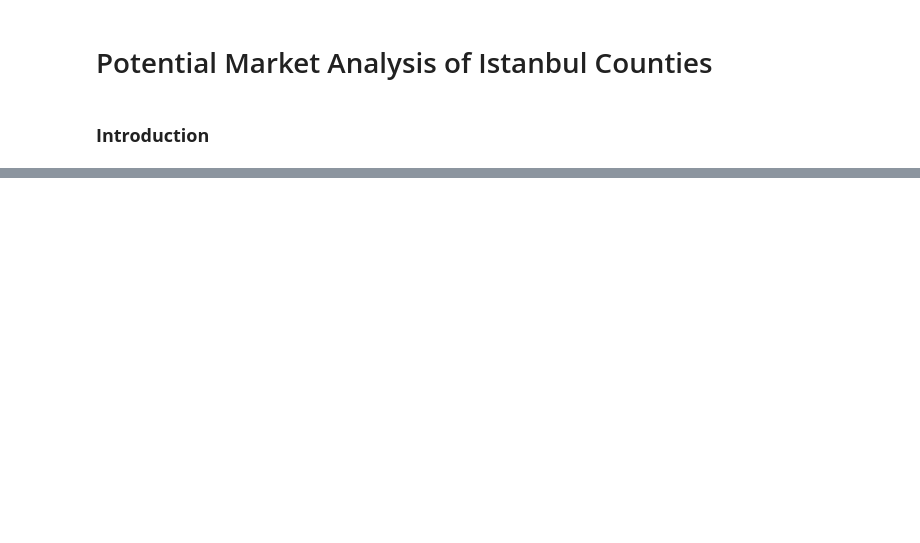
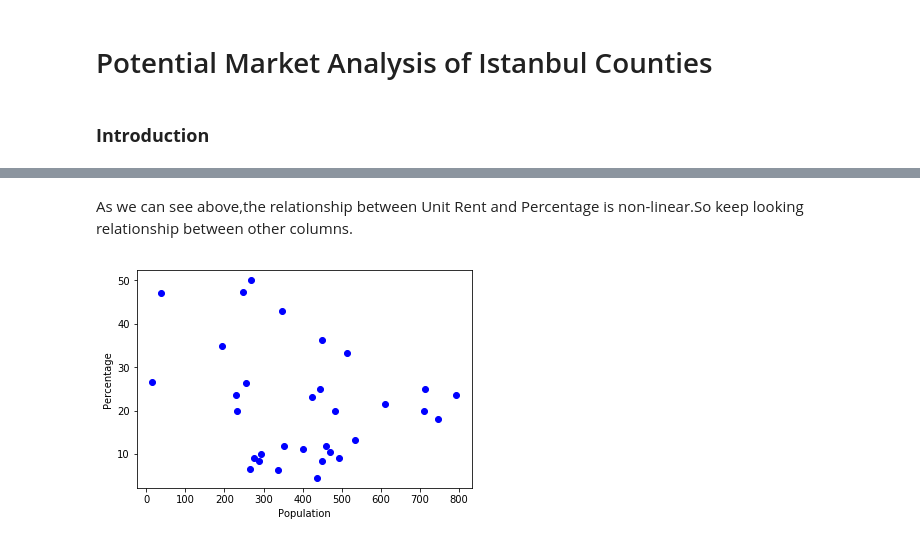
Before and after one commit to Tugkanseckin/IBM-Capstone_Project, a Jupyter notebook: Potential_Market_Analysis_of_Istanbul_Counties.ipynb, the cells around one changed output, grey strips where cells are left out. Cells and saved outputs as stored; diff of their text form; code cells hidden in the pictures; blank space fills up the shorter version.

```diff
--- a/Potential_Market_Analysis_of_Istanbul_Counties.ipynb
+++ b/Potential_Market_Analysis_of_Istanbul_Counties.ipynb
@@ -43,0 +567,10 @@
+# %% [markdown]
+<p>As we can see above,the relationship between Unit Rent and Percentage is non-linear.So keep looking relationship between other columns.</p>
+# %%
+#First let's look relation between population and Percentage
+plt.scatter(df_fnll.Population, df_fnll.Percentage, color='blue')
+plt.xlabel("Population")
+plt.ylabel("Percentage")
+plt.show()
+# %% [output]
+[figure, added]
```
Also changed, not shown: parts of 94 cells of this notebook.
